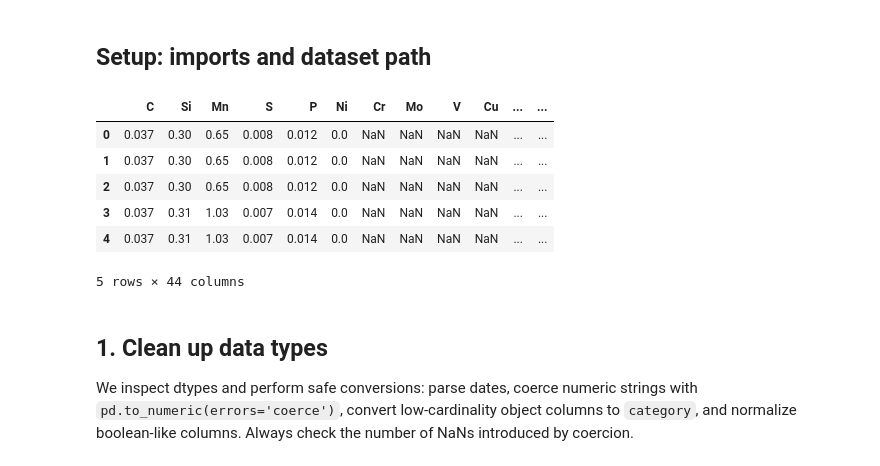
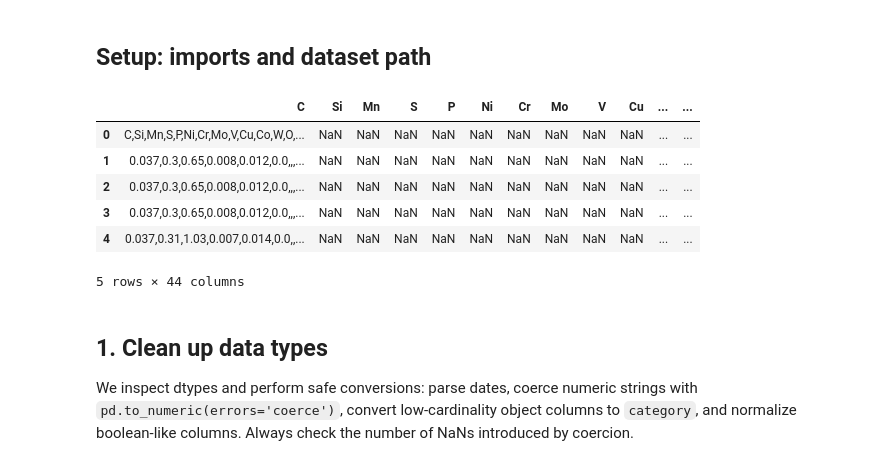
Before and after one commit to daphnemaschas/Weld-quality-prediction, a Jupyter notebook: notebooks/missing_value_and_types_cleanup.ipynb, the cells around one changed output. Saved outputs shown, nothing was run; the diff lists cells and outputs as text; code cells hidden in the pictures.

```diff
--- a/notebooks/missing_value_and_types_cleanup.ipynb
+++ b/notebooks/missing_value_and_types_cleanup.ipynb
@@ -15,35 +15,35 @@ sys.path.append(module_path)
 # %%
 import pandas as pd
 import numpy as np
 import matplotlib.pyplot as plt
 import seaborn as sns
 from pathlib import Path
 from datetime import datetime
 from preprocessing.data_cleaning import MissingValueHandler, initial_cleanup
 
 sns.set(style="whitegrid")
-DATA_PATH = Path('..') / 'data' / 'welddb.data'
+DATA_PATH = Path('..') / 'data' / 'cleaned_welddb.csv'
 columns = [
     "C", "Si", "Mn", "S", "P", "Ni", "Cr", "Mo", "V", "Cu", "Co", "W",
     "O", "Ti", "N", "Al", "B", "Nb", "Sn", "As", "Sb",
     "Current", "Voltage", "AC_DC", "ElectrodePolarity", "HeatInput",
     "InterpassTemp", "WeldType", "PWHT_Temp", "PWHT_Time",
     "YieldStrength", "UTS", "Elongation", "ReductionArea",
     "CharpyTemp", "CharpyImpact", "Hardness", "FATT50", "PrimaryFerrite",
     "Ferrite2ndPhase", "AcicularFerrite", "Martensite", "FerriteCarbide",
     "WeldID"
 ]
 df = pd.read_csv(DATA_PATH, delim_whitespace=True, names=columns, na_values='N')  # load dataset
 
 # Quick peek
 df.head()
 # %% [output]
 |  | C | Si | Mn | S | P | Ni | Cr | Mo | V | Cu | ... | ... |
-| 0 | 0.037 | 0.30 | 0.65 | 0.008 | 0.012 | 0.0 | NaN | NaN | NaN | NaN | ... | ... |
-| 1 | 0.037 | 0.30 | 0.65 | 0.008 | 0.012 | 0.0 | NaN | NaN | NaN | NaN | ... | ... |
-| 2 | 0.037 | 0.30 | 0.65 | 0.008 | 0.012 | 0.0 | NaN | NaN | NaN | NaN | ... | ... |
-| 3 | 0.037 | 0.31 | 1.03 | 0.007 | 0.014 | 0.0 | NaN | NaN | NaN | NaN | ... | ... |
-| 4 | 0.037 | 0.31 | 1.03 | 0.007 | 0.014 | 0.0 | NaN | NaN | NaN | NaN | ... | ... |
+| 0 | C,Si,Mn,S,P,Ni,Cr,Mo,V,Cu,Co,W,O,... | NaN | NaN | NaN | NaN | NaN | NaN | NaN | NaN | NaN | ... | ... |
+| 1 | 0.037,0.3,0.65,0.008,0.012,0.0,,,... | NaN | NaN | NaN | NaN | NaN | NaN | NaN | NaN | NaN | ... | ... |
+| 2 | 0.037,0.3,0.65,0.008,0.012,0.0,,,... | NaN | NaN | NaN | NaN | NaN | NaN | NaN | NaN | NaN | ... | ... |
+| 3 | 0.037,0.3,0.65,0.008,0.012,0.0,,,... | NaN | NaN | NaN | NaN | NaN | NaN | NaN | NaN | NaN | ... | ... |
+| 4 | 0.037,0.31,1.03,0.007,0.014,0.0,,... | NaN | NaN | NaN | NaN | NaN | NaN | NaN | NaN | NaN | ... | ... |
 5 rows × 44 columns
 # %% [markdown]
 ## 1. Clean up data types
```
Also changed, not shown: parts of 2 cells of this notebook, 5 other files.
